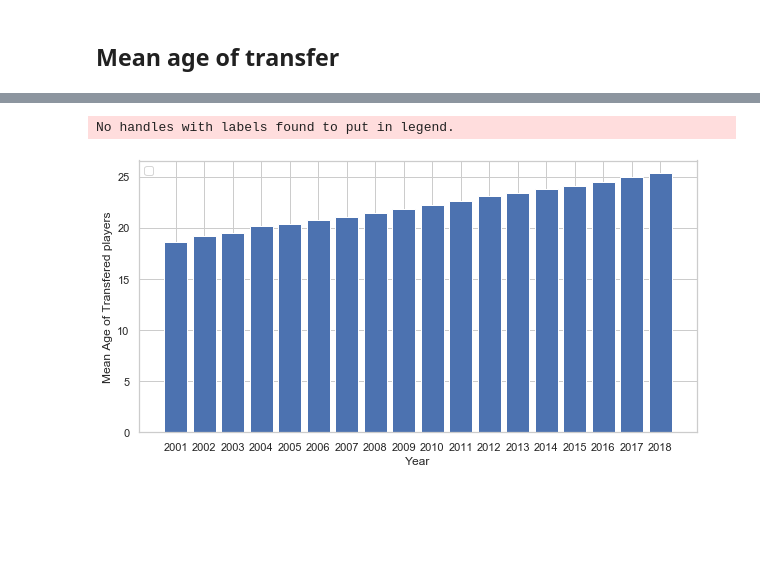
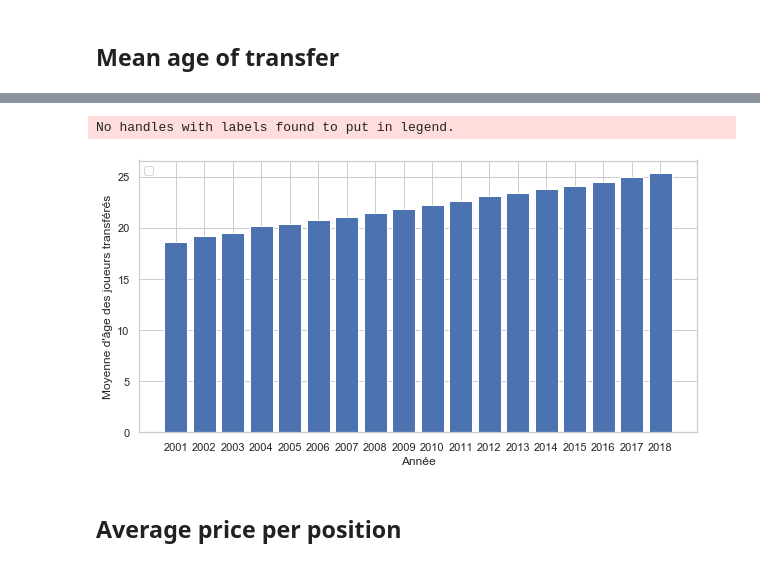
Before and after one commit to LeonardoGracioS/football_stats, a Jupyter notebook: exploratory_work.ipynb, the cells around one changed output, grey strips where cells are left out. Saved outputs shown, nothing was run; the diff lists cells and outputs as text; code cells hidden in the pictures; blank space fills up the shorter version.

```diff
--- a/exploratory_work.ipynb
+++ b/exploratory_work.ipynb
@@ -5,5 +9,5 @@ import pandas as pd
 # %% [markdown]
 ## Data.csv
 # %%
-df = pd.read_csv('Desktop/football_project/data/data.csv' , encoding='latin-1')
+df = pd.read_csv('data/data.csv' , encoding='latin-1')
 df = df.drop(columns = 'Unnamed: 0')
@@ -25,14 +43,16 @@ plt.show()
 # %%
 fig, ax = plt.subplots(figsize=(10, 5))
 ax.bar(range(2001,2019),
        height=mean_age)
 plt.legend(loc="upper left")
-plt.ylabel('Mean Age of Transfered players')
-plt.xlabel('Year')
+plt.ylabel("Moyenne d'âge des joueurs transférés")
+plt.xlabel('Année')
 sns.set(style="whitegrid")
-#plt.size(20)
+
 ax.set_xticks(range(2001,2019))
 plt.show()
 # %% [output]
 No handles with labels found to put in legend.
-[figure, old version]
+[figure, new version]
+# %% [markdown]
+## Average price per position
```
Also changed, not shown: parts of 16 cells of this notebook, 1 other file.
